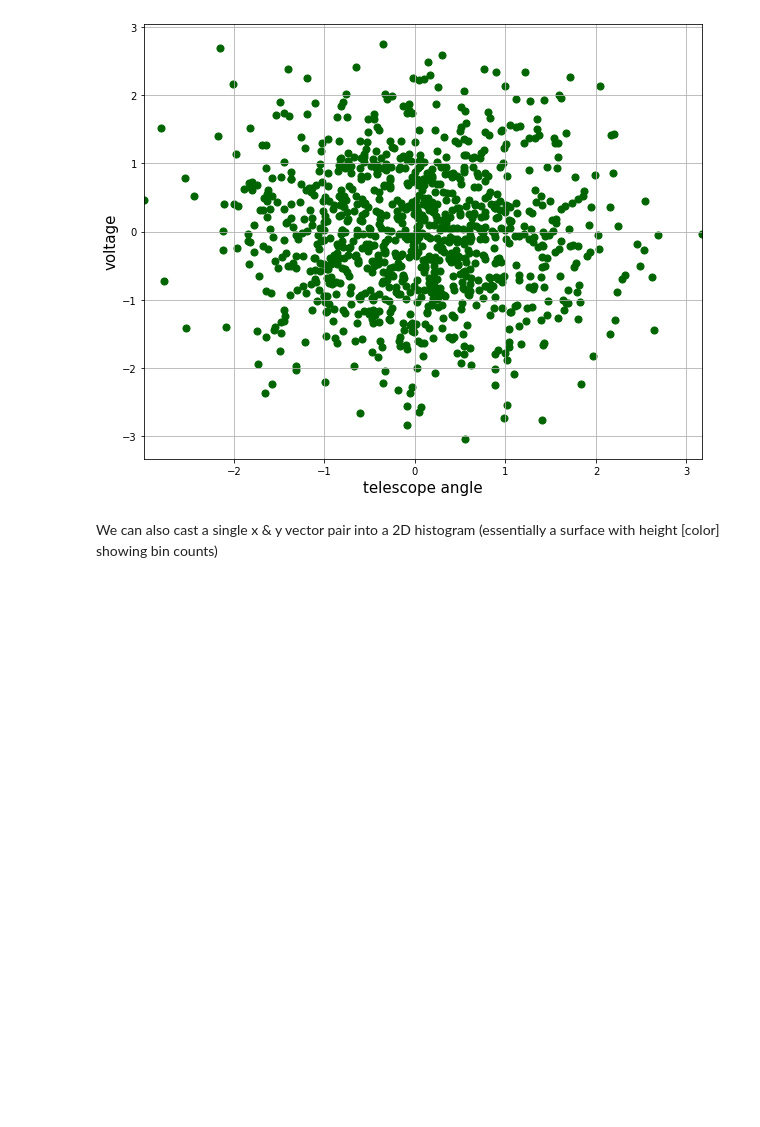
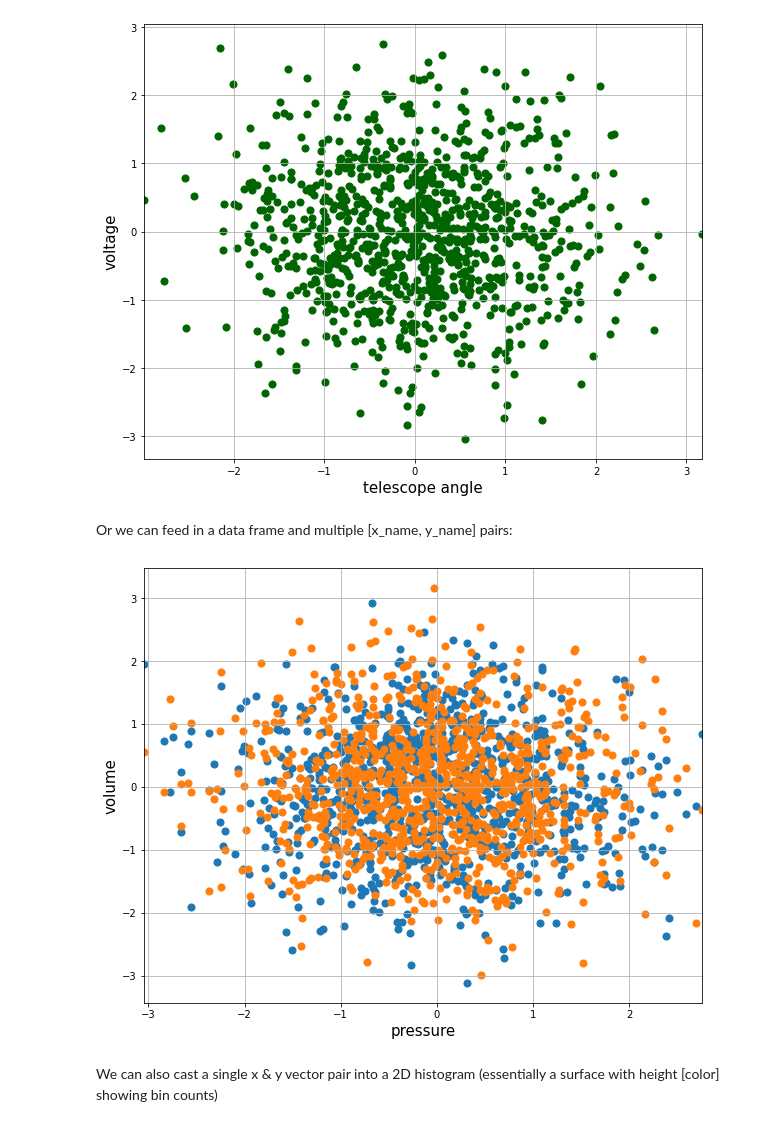
Before and after one commit to Mitchellpkt/python-isthmuslib, a Jupyter notebook: demo.ipynb, the cells around one changed output. Cells and saved outputs as stored; diff of their text form; code cells hidden in the pictures; blank space fills up the shorter version.

```diff
--- a/demo.ipynb
+++ b/demo.ipynb
@@ -94,6 +94,13 @@ df: pd.DataFrame = pd.DataFrame({'voltage':data_1, 'angle':data_3})
 isli.scatter(df, 'angle', 'voltage', xlabel='telescope angle');
 # %% [output]
 [figure]
+# %% [markdown]
+Or we can feed in a data frame and multiple [x_name, y_name] pairs:
+# %%
+df: pd.DataFrame = pd.DataFrame({'foo':data_1, 'baz':data_3, 'bar':data_4})
+isli.scatter(df, [['foo', 'bar'], ['foo', 'baz']], xlabel='pressure', ylabel='volume');
+# %% [output]
+[figure, added]
 # %% [markdown]
 We can also cast a single x & y vector pair into a 2D histogram (essentially a surface with height [color] showing bin counts)
 # %%
```
Also changed, not shown: parts of 8 cells of this notebook, 1 other file.
